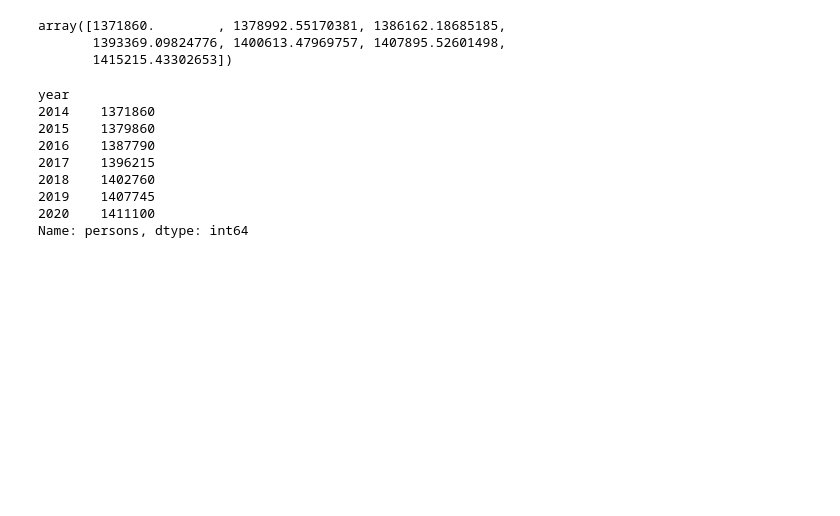
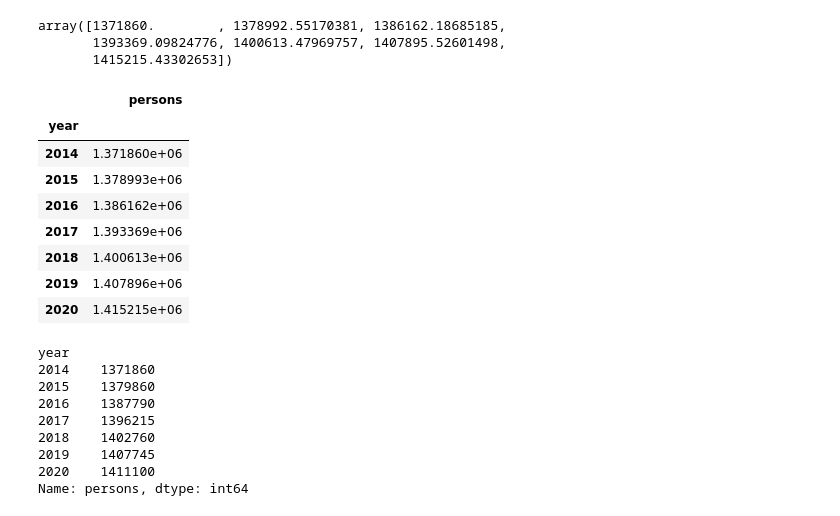
Before and after one commit to Jrol123/MathModeling, a Jupyter notebook: L1/src/main.ipynb, the cells around one changed output. Cells and saved outputs as stored; diff of their text form; code cells hidden in the pictures; blank space fills up the shorter version.

```diff
--- a/L1/src/main.ipynb
+++ b/L1/src/main.ipynb
@@ -142,6 +139,20 @@ P_malthus_china
 array([1371860.        , 1378992.55170381, 1386162.18685185,
        1393369.09824776, 1400613.47969757, 1407895.52601498,
        1415215.43302653])
+# %%
+df_malthus_china = pd.DataFrame({"year": t_china + starting_year_china, "persons": P_malthus_china})
+df_malthus_china.set_index("year", inplace=True)
+df_malthus_china
+# %% [output]
+|  | persons |
+| year |  |
+| 2014 | 1.371860e+06 |
+| 2015 | 1.378993e+06 |
+| 2016 | 1.386162e+06 |
+| 2017 | 1.393369e+06 |
+| 2018 | 1.400613e+06 |
+| 2019 | 1.407896e+06 |
+| 2020 | 1.415215e+06 |
 # %%
 china_population_timeline
 # %% [output]
```
Also changed, not shown: parts of 7 cells of this notebook.
